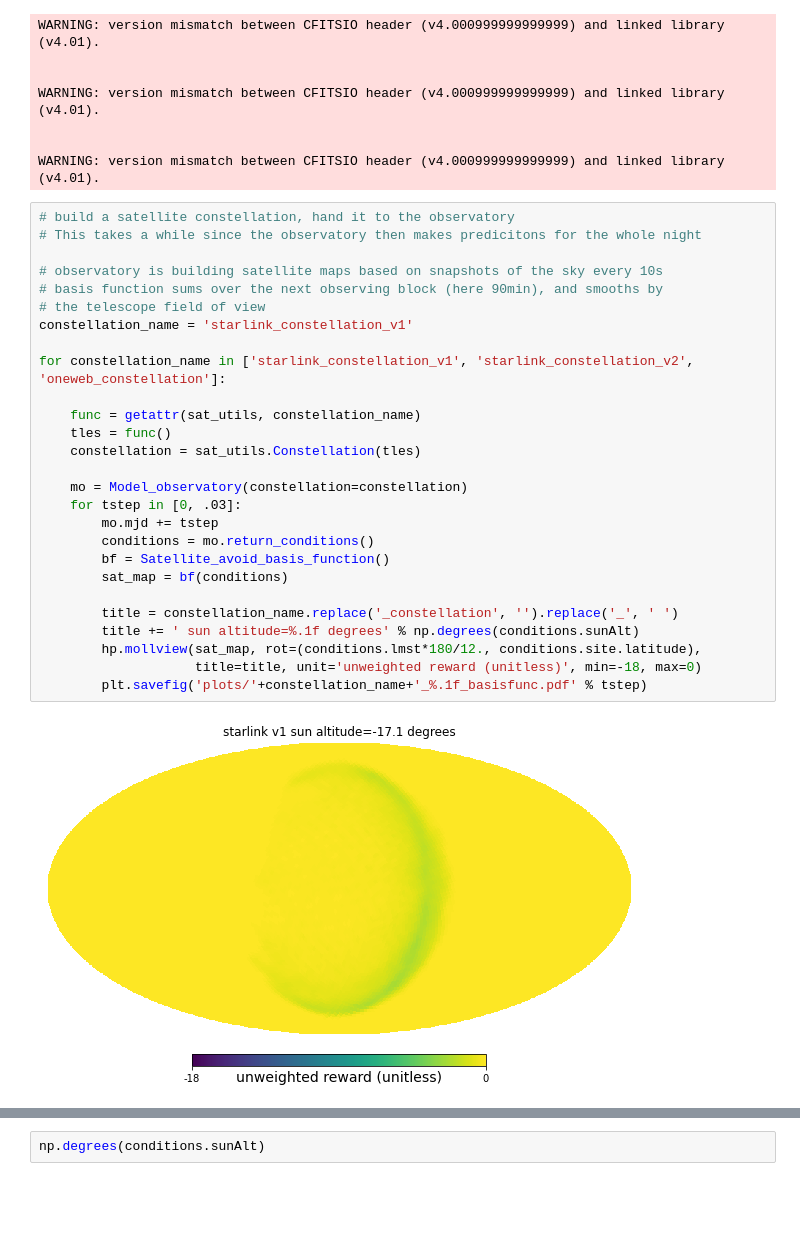
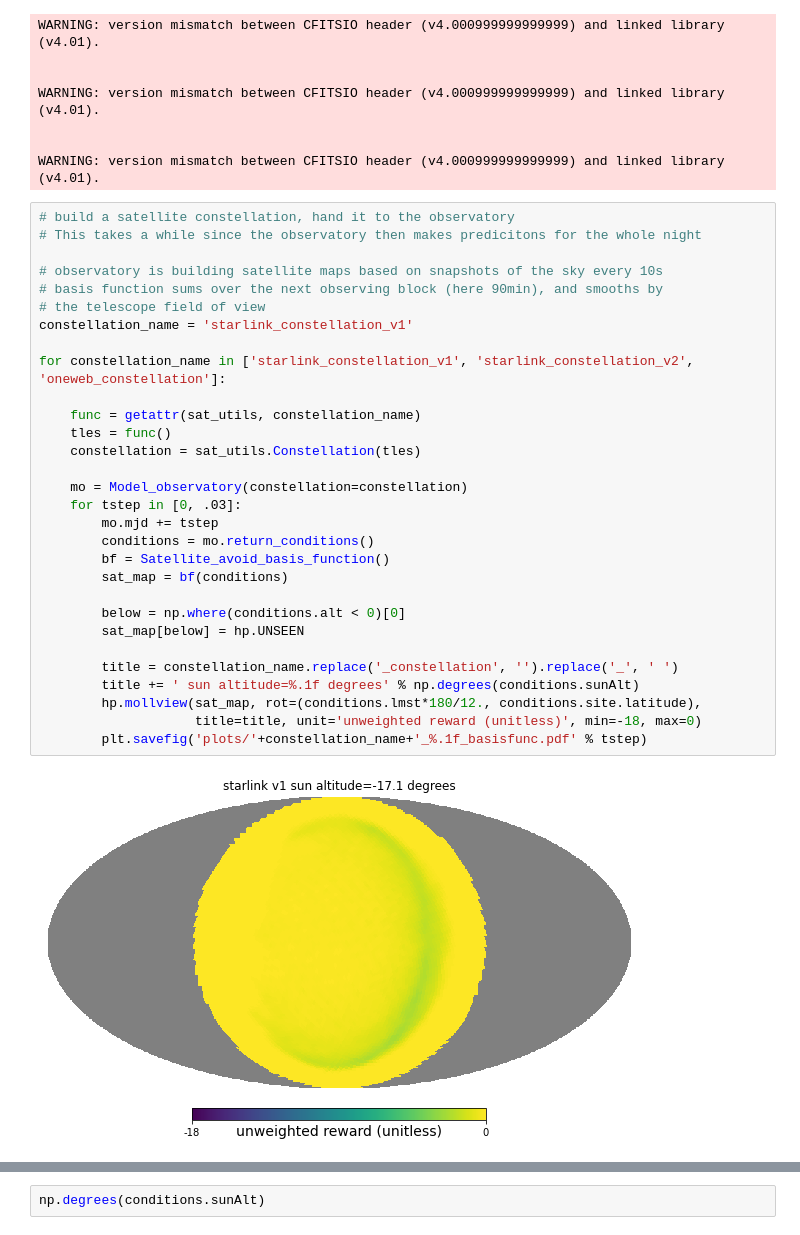
Before and after one commit to dirac-institute/satellite-dodging, a Jupyter notebook: scheduler_example.ipynb, the cells around one changed output, grey strips where cells are left out. Saved outputs shown, nothing was run; the diff lists cells and outputs as text; blank space fills up the shorter version.

Commit message:
mask below horizon

```diff
--- a/scheduler_example.ipynb
+++ b/scheduler_example.ipynb
@@ -19,29 +19,32 @@ WARNING: version mismatch between CFITSIO header (v4.000999999999999) and linked
 # %%
 # build a satellite constellation, hand it to the observatory
 # This takes a while since the observatory then makes predicitons for the whole night
 
 # observatory is building satellite maps based on snapshots of the sky every 10s
 # basis function sums over the next observing block (here 90min), and smooths by
 # the telescope field of view
 constellation_name = 'starlink_constellation_v1'
 
 for constellation_name in ['starlink_constellation_v1', 'starlink_constellation_v2', 'oneweb_constellation']:
 
     func = getattr(sat_utils, constellation_name)
     tles = func()
     constellation = sat_utils.Constellation(tles)
 
     mo = Model_observatory(constellation=constellation)
     for tstep in [0, .03]:
         mo.mjd += tstep
         conditions = mo.return_conditions()
         bf = Satellite_avoid_basis_function()
         sat_map = bf(conditions)
 
+        below = np.where(conditions.alt < 0)[0]
+        sat_map[below] = hp.UNSEEN
+
         title = constellation_name.replace('_constellation', '').replace('_', ' ')
         title += ' sun altitude=%.1f degrees' % np.degrees(conditions.sunAlt)
         hp.mollview(sat_map, rot=(conditions.lmst*180/12., conditions.site.latitude),
                     title=title, unit='unweighted reward (unitless)', min=-18, max=0)
         plt.savefig('plots/'+constellation_name+'_%.1f_basisfunc.pdf' % tstep)
 # %% [output]
-[figure, old version]
+[figure, new version]
```
Also changed, not shown: parts of 1 cell of this notebook.
